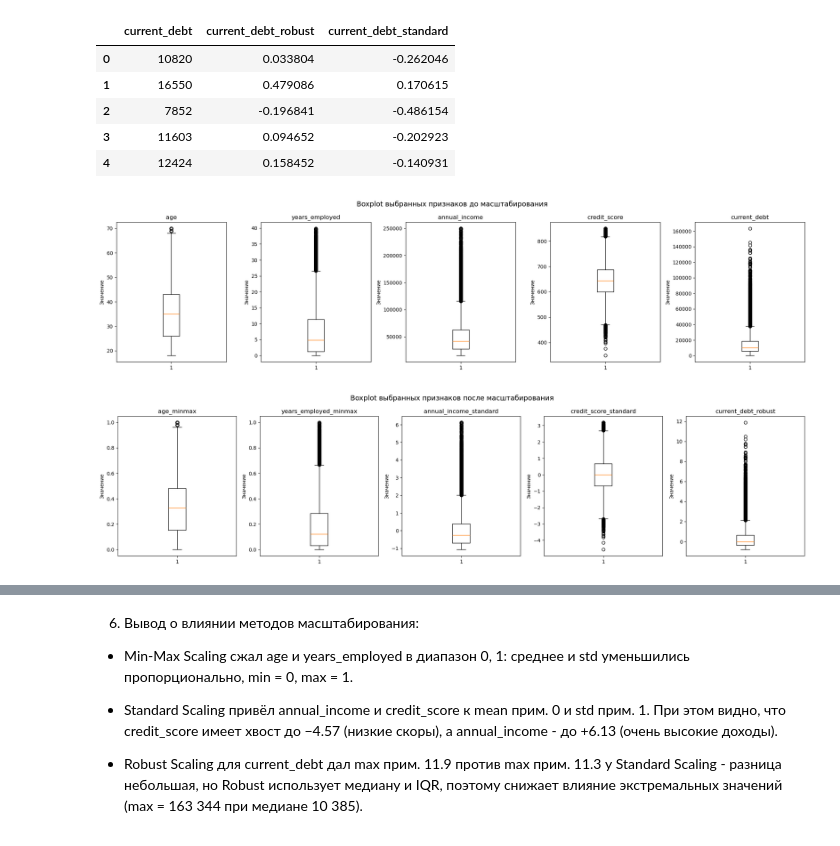
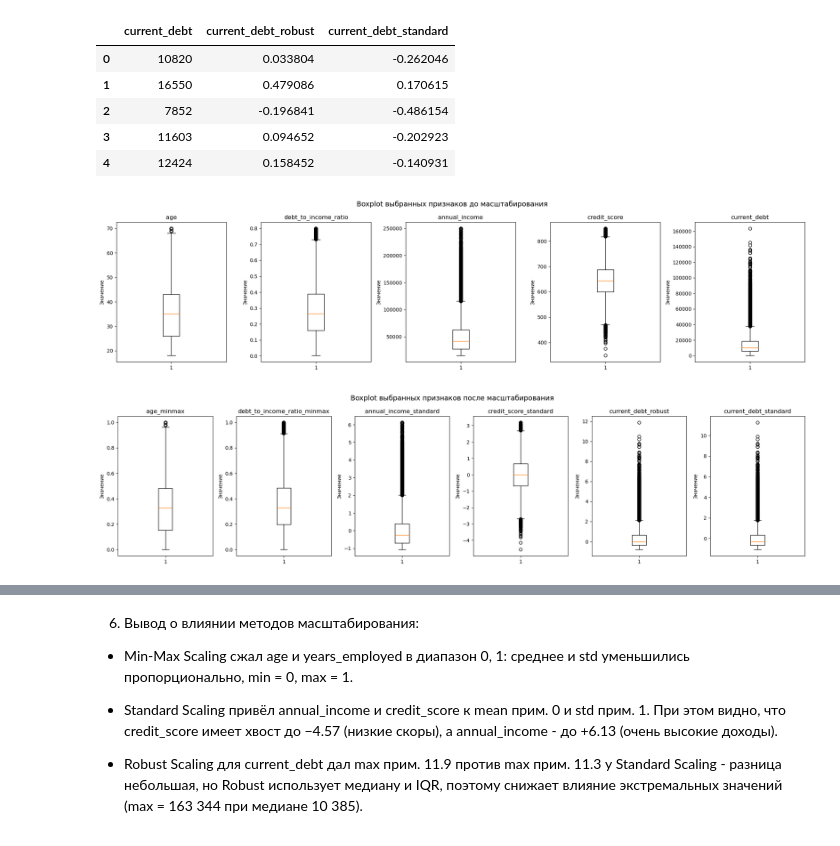
Before and after one commit to vakovalik/ml_hse, a Jupyter notebook: сем 4/практика.ipynb, the cells around one changed output, grey strips where cells are left out. Drawn from its saved outputs; the diff is of its cells as text; code cells hidden in the pictures.

```diff
--- a/сем 4/практика.ipynb
+++ b/сем 4/практика.ipynb
@@ -393,8 +390,8 @@ from sklearn.preprocessing import MinMaxScaler, StandardScaler, RobustScaler
 
 df_scaled = df.copy()
 
-# 1. Min-Max Scaling для двух признаков age и years_employed
-minmax_features = ['age', 'years_employed']
+# 1. Min-Max Scaling для двух признаков age и debt_to_income_ratio
+minmax_features = ['age', 'debt_to_income_ratio']
 minmax_scaler = MinMaxScaler()
 
 df_minmax = pd.DataFrame(
@@ -459,7 +456,7 @@ comparison.head()
 | 4 | 12424 | 0.158452 | -0.140931 |
 # %%
 # 4. Boxplot выбранных признаков до масштабирования
-selected_features = ['age', 'years_employed', 'annual_income', 'credit_score', 'current_debt']
+selected_features = ['age', 'debt_to_income_ratio', 'annual_income', 'credit_score', 'current_debt']
 
 fig, axes = plt.subplots(1, 5, figsize=(20, 5))
 
@@ -472,23 +469,23 @@ plt.suptitle('Boxplot выбранных признаков до масштаб
 plt.tight_layout()
 plt.show()
 # %% [output]
-[figure, old version]
+[figure, new version]
 # %%
 # Boxplot выбранных признаков после масштабирования
-df_scaled_all = pd.concat([df_minmax, df_standard, df_robust], axis=1)
+df_scaled_all = pd.concat([df_minmax, df_standard, df_robust, df_debt_standard], axis=1)
 
-fig, axes = plt.subplots(1, 5, figsize=(20, 5))
+fig, axes = plt.subplots(1, 6, figsize=(20, 5))
 
 for ax, col in zip(axes, df_scaled_all.columns):
     ax.boxplot(df_scaled_all[col].dropna())
     ax.set_title(col)
     ax.set_ylabel('Значение')
 
 plt.suptitle('Boxplot выбранных признаков после масштабирования', fontsize=14)
 plt.tight_layout()
 plt.show()
 # %% [output]
-[figure, old version]
+[figure, new version]
 # %%
 # 5. Основные статистики до и после масштабирования
 def get_stats(data, columns):
```
Also changed, not shown: parts of 8 cells of this notebook, 8 other files.
